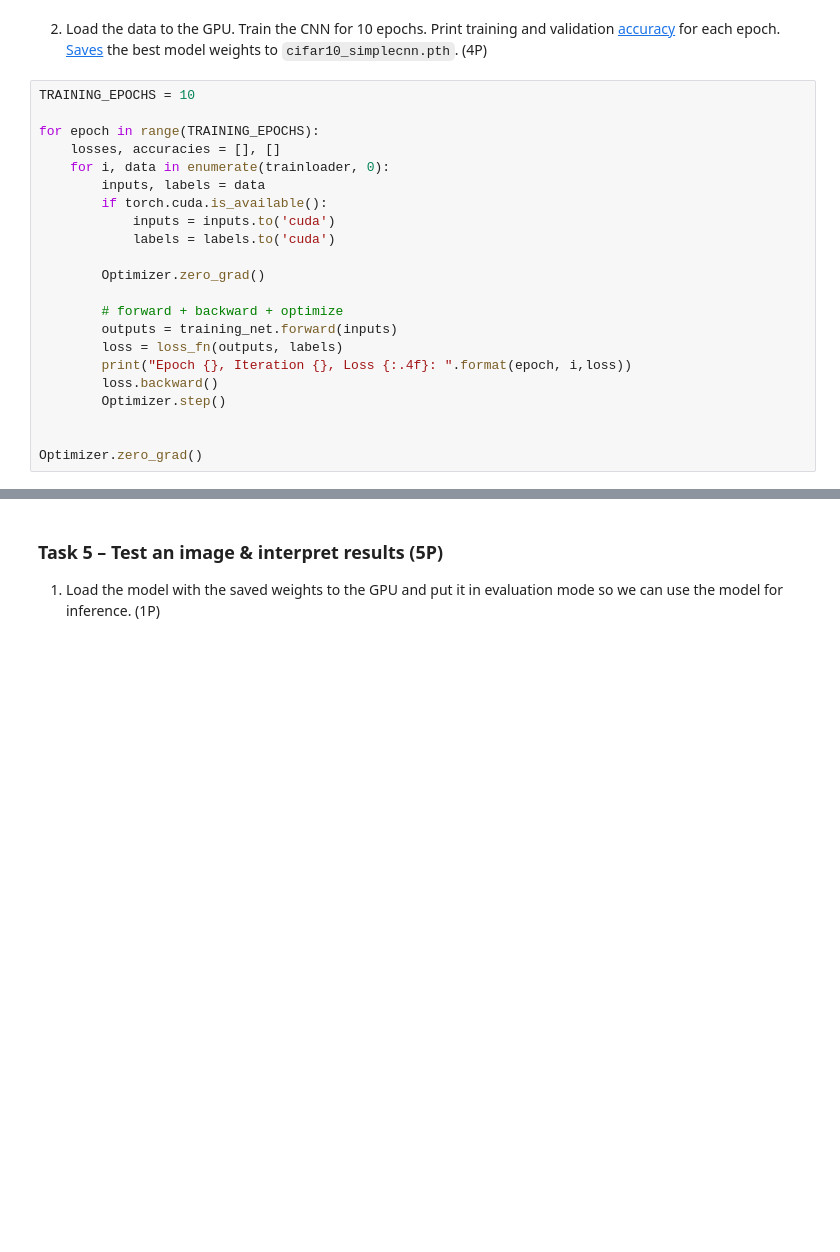
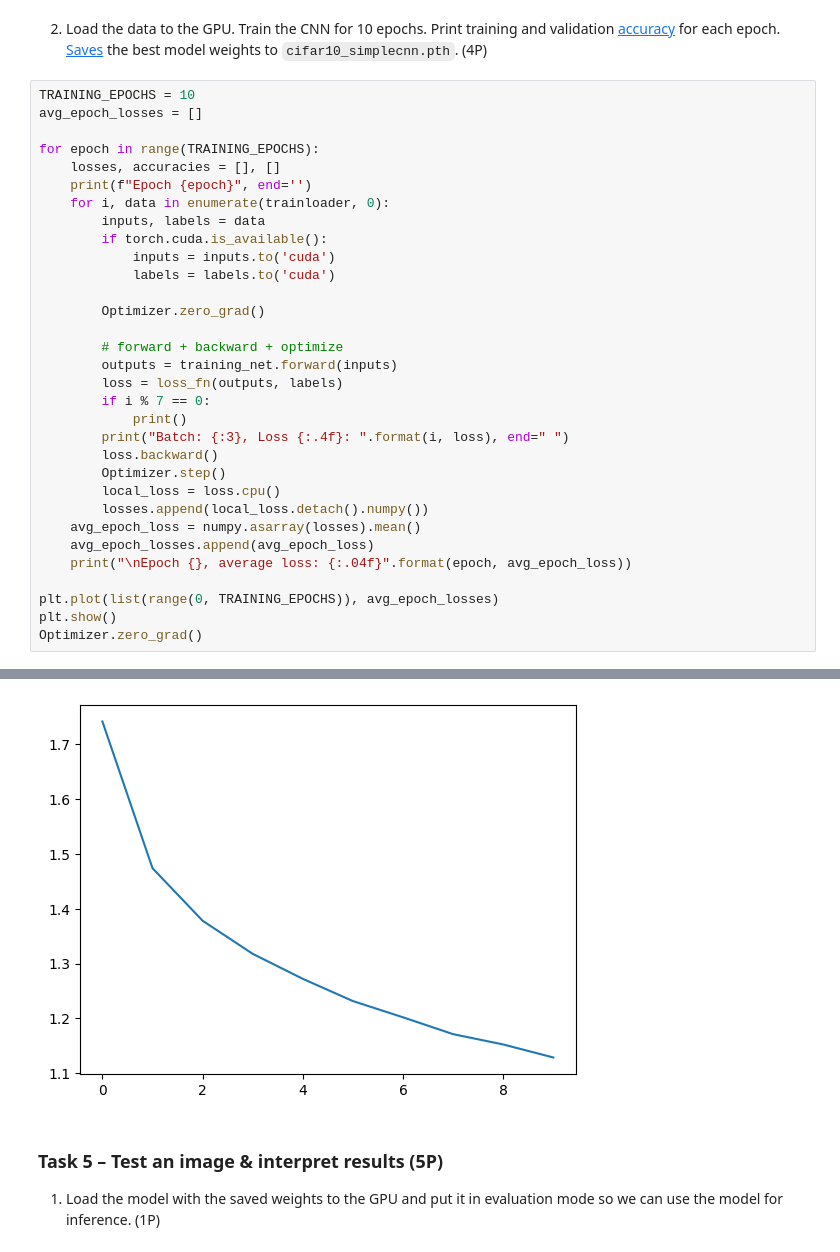
Before and after one commit to IVSource/ml_security_ws25, a Jupyter notebook: Exercise 2/mls_ws25_exercise_2_cifar_10_simple_cnn.ipynb, the cells around one changed output, grey strips where cells are left out. Drawn from its saved outputs; the diff is of its cells as text; blank space fills up the shorter version.

Commit message:
Plot for the average epoch loss added

```diff
--- a/Exercise 2/mls_ws25_exercise_2_cifar_10_simple_cnn.ipynb
+++ b/Exercise 2/mls_ws25_exercise_2_cifar_10_simple_cnn.ipynb
@@ -146,9 +146,11 @@ loss_fn = nn.CrossEntropyLoss()
 2. Load the data to the GPU. Train the CNN for 10 epochs. Print training and validation [accuracy](https://en.wikipedia.org/wiki/Accuracy_and_precision) for each epoch. [Saves](https://pytorch.org/tutorials/beginner/saving_loading_models.html) the best model weights to `cifar10_simplecnn.pth`.  (4P)
 # %%
 TRAINING_EPOCHS = 10
+avg_epoch_losses = []
 
 for epoch in range(TRAINING_EPOCHS):
     losses, accuracies = [], []
+    print(f"Epoch {epoch}", end='')
     for i, data in enumerate(trainloader, 0):
         inputs, labels = data
         if torch.cuda.is_available():
@@ -160,10 +162,18 @@ for epoch in range(TRAINING_EPOCHS):
         # forward + backward + optimize
         outputs = training_net.forward(inputs)
         loss = loss_fn(outputs, labels)
-        print("Epoch {}, Iteration {}, Loss {:.4f}: ".format(epoch, i,loss))
+        if i % 7 == 0:
+            print()
+        print("Batch: {:3}, Loss {:.4f}: ".format(i, loss), end=" ")
         loss.backward()
         Optimizer.step()
+        local_loss = loss.cpu()
+        losses.append(local_loss.detach().numpy())
+    avg_epoch_loss = numpy.asarray(losses).mean()
+    avg_epoch_losses.append(avg_epoch_loss)
+    print("\nEpoch {}, average loss: {:.04f}".format(epoch, avg_epoch_loss))
 
-
+plt.plot(list(range(0, TRAINING_EPOCHS)), avg_epoch_losses)
+plt.show()
 Optimizer.zero_grad()
 # %% [output]
@@ -187,3 +197,4 @@ Epoch 9, Iteration 390, Loss 1.1283:
+[figure, added]
 # %% [markdown]
 ### Task 5 – Test an image & interpret results (5P)
 1. Load the model with the saved weights to the GPU and put it in evaluation mode so we can use the model for inference. (1P)
```
Also changed, not shown: parts of 1 cell of this notebook, 1 other file.
